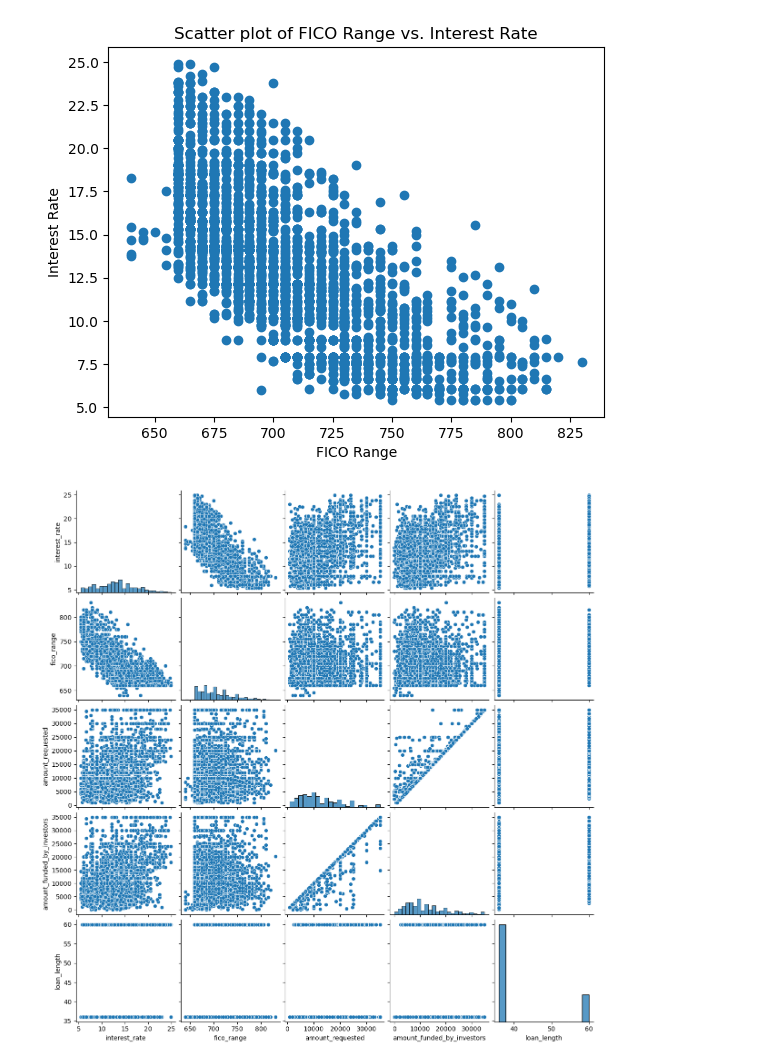
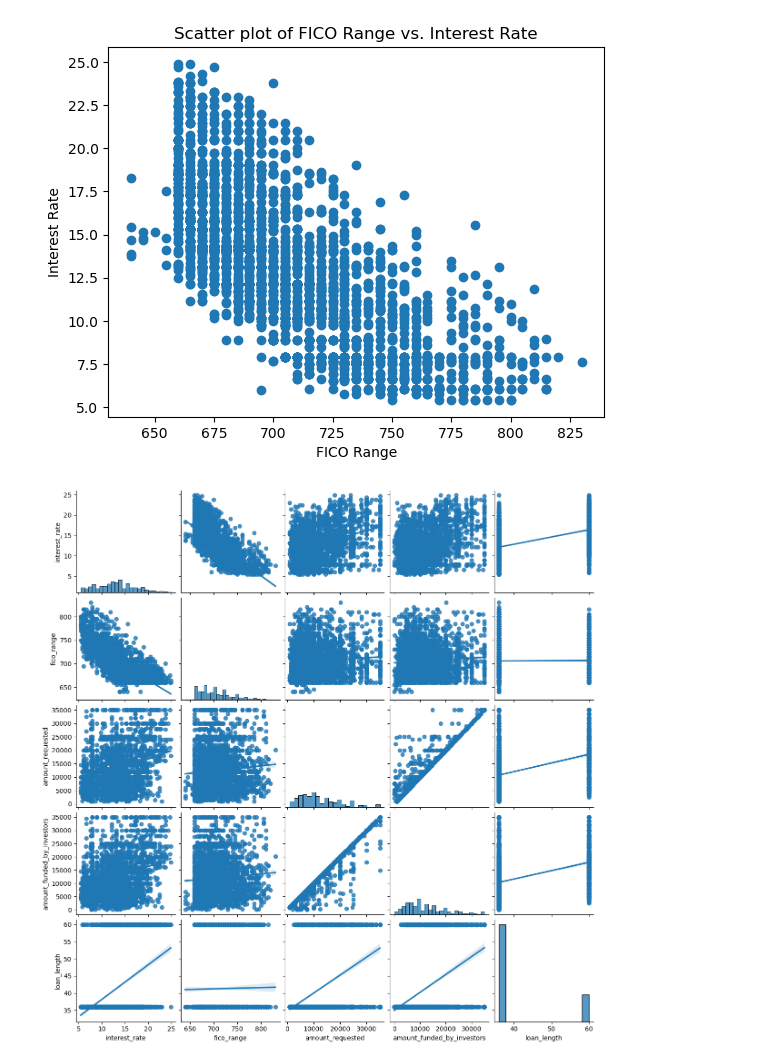
Before and after one commit to DocYoungblood/linear_regression_case_study, a Jupyter notebook: jj.ipynb, the cells around one changed output. Drawn from its saved outputs; the diff is of its cells as text; code cells hidden in the pictures.

```diff
--- a/jj.ipynb
+++ b/jj.ipynb
@@ -99,7 +100,7 @@ plt.show()
 # %% [output]
 [figure]
 # %%
-sns.pairplot(banking)
+sns.pairplot(banking, kind='reg')
 plt.show()
 # %% [output]
-[figure, old version]
+[figure, new version]
```
Also changed, not shown: parts of 2 cells of this notebook.
